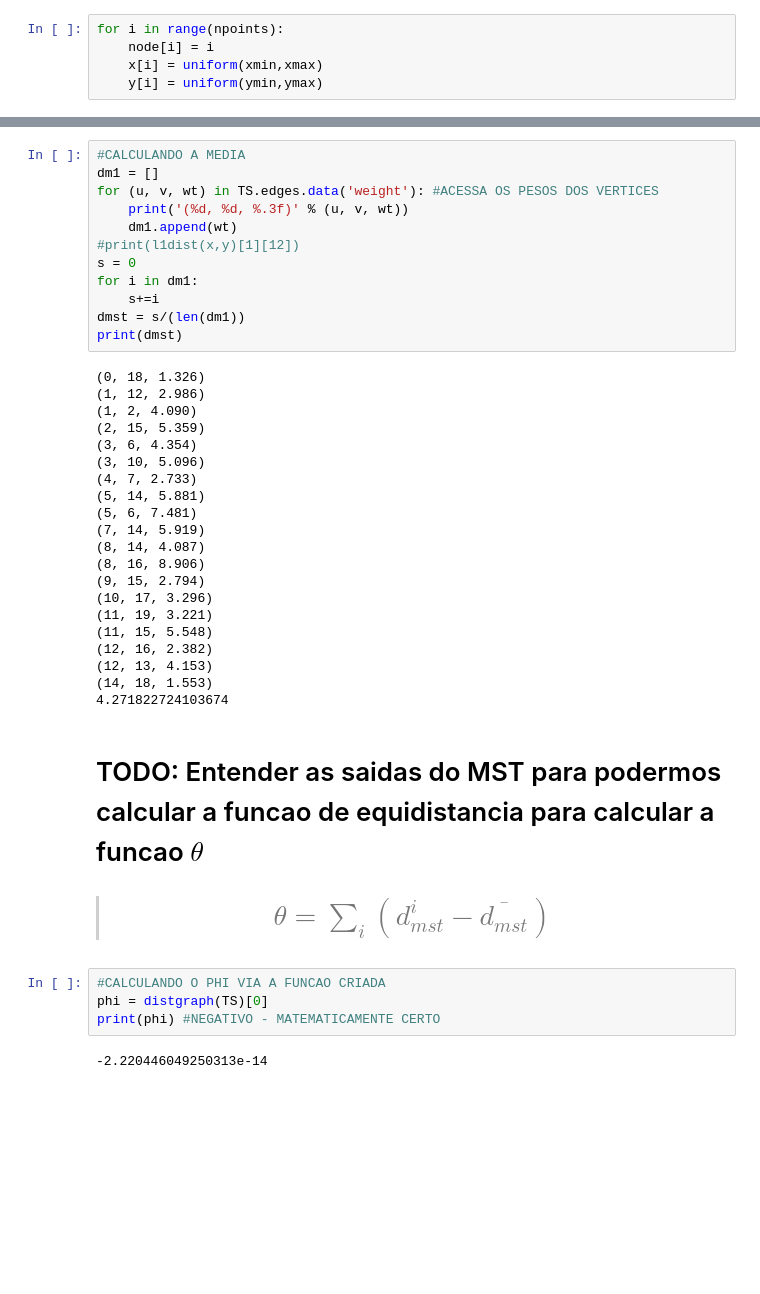
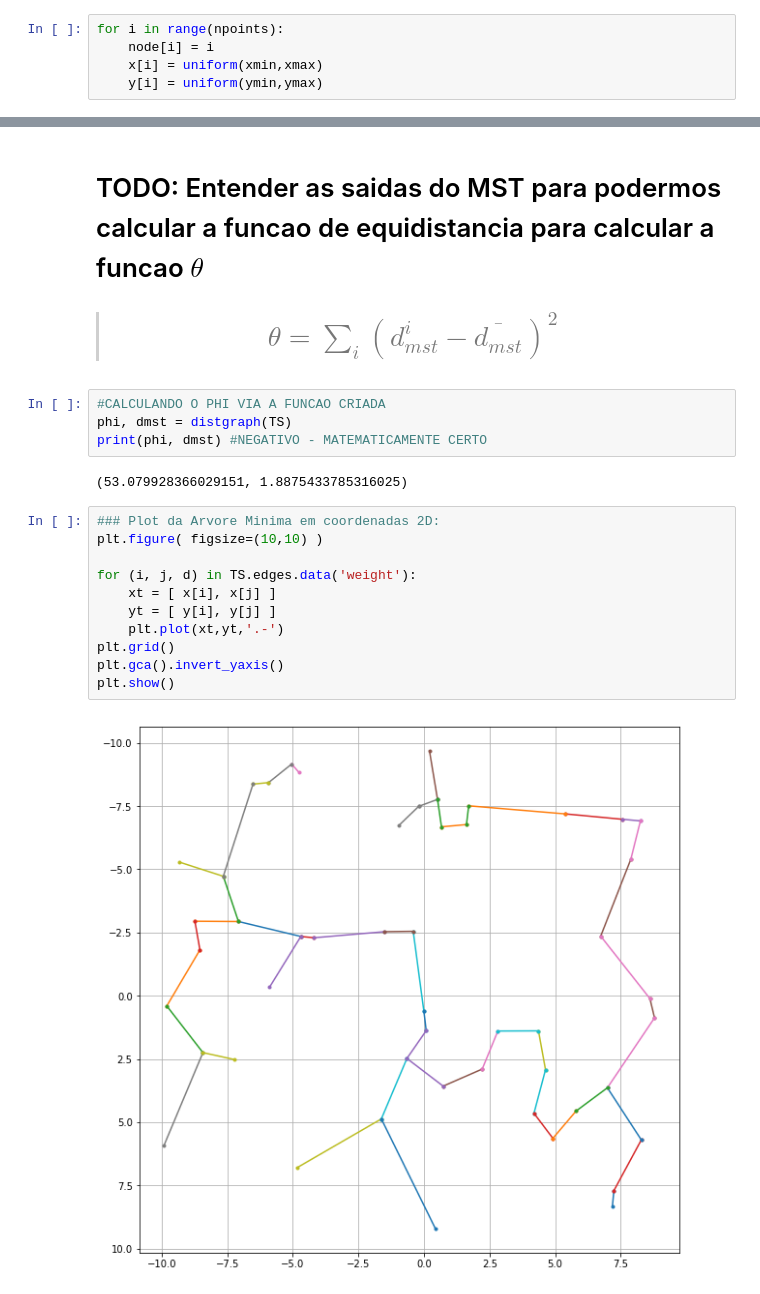
Before and after one commit to EdsonAlonso/EstagioCurricular, a Jupyter notebook: Test_graph.ipynb, the cells around one changed output, grey strips where cells are left out. Cells and saved outputs as stored; diff of their text form; blank space fills up the shorter version.

```diff
--- a/Test_graph.ipynb
+++ b/Test_graph.ipynb
@@ -71,43 +64,23 @@ plt.show()
-# %%
-#CALCULANDO A MEDIA
-dm1 = []
-for (u, v, wt) in TS.edges.data('weight'): #ACESSA OS PESOS DOS VERTICES
-    print('(%d, %d, %.3f)' % (u, v, wt))
-    dm1.append(wt)
-#print(l1dist(x,y)[1][12])
-s = 0
-for i in dm1:
-    s+=i
-dmst = s/(len(dm1))
-print(dmst)
-# %% [output]
-(0, 18, 1.326)
-(1, 12, 2.986)
-(1, 2, 4.090)
-(2, 15, 5.359)
-(3, 6, 4.354)
-(3, 10, 5.096)
-(4, 7, 2.733)
-(5, 14, 5.881)
-(5, 6, 7.481)
-(7, 14, 5.919)
-(8, 14, 4.087)
-(8, 16, 8.906)
-(9, 15, 2.794)
-(10, 17, 3.296)
-(11, 19, 3.221)
-(11, 15, 5.548)
-(12, 16, 2.382)
-(12, 13, 4.153)
-(14, 18, 1.553)
-4.271822724103674
 # %% [markdown]
 # TODO: Entender as saidas do MST para podermos calcular a funcao de equidistancia para calcular a funcao $\theta$
 
-># <center> $\theta = \sum_i (d_{mst}^i - \overline{d_{mst}})$
+># <center> $\theta = \sum_i (d_{mst}^i - \overline{d_{mst}})^2$
 # %%
 #CALCULANDO O PHI VIA A FUNCAO CRIADA
-phi = distgraph(TS)[0]
-print(phi) #NEGATIVO - MATEMATICAMENTE CERTO
+phi, dmst = distgraph(TS)
+print(phi, dmst) #NEGATIVO - MATEMATICAMENTE CERTO
 # %% [output]
--2.220446049250313e-14
+(53.079928366029151, 1.8875433785316025)
+# %%
+### Plot da Arvore Minima em coordenadas 2D:
+plt.figure( figsize=(10,10) )
+
+for (i, j, d) in TS.edges.data('weight'):
+    xt = [ x[i], x[j] ]
+    yt = [ y[i], y[j] ]
+    plt.plot(xt,yt,'.-')
+plt.grid()
+plt.gca().invert_yaxis()
+plt.show()
+# %% [output]
+[figure, added]
```
Also changed, not shown: parts of 9 cells of this notebook.
